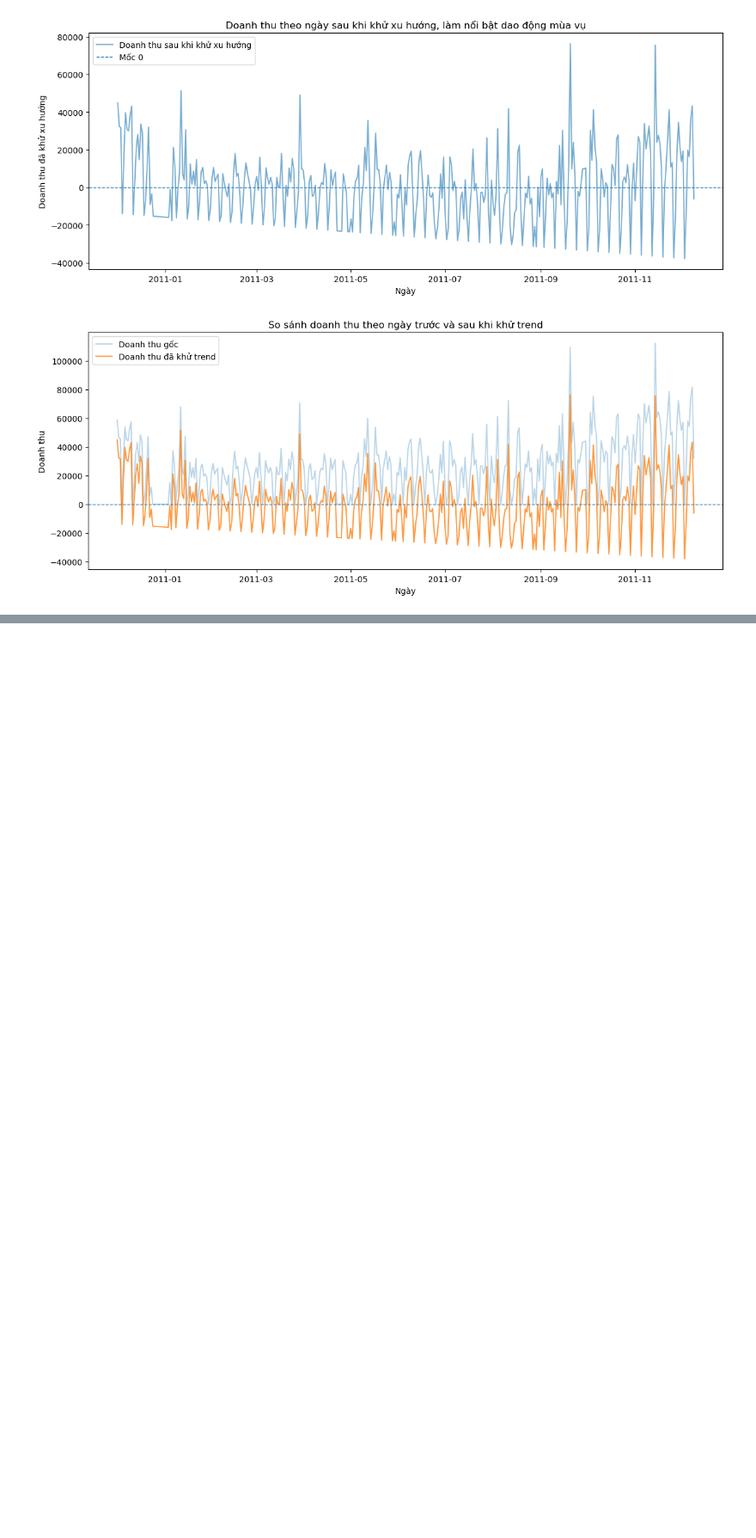
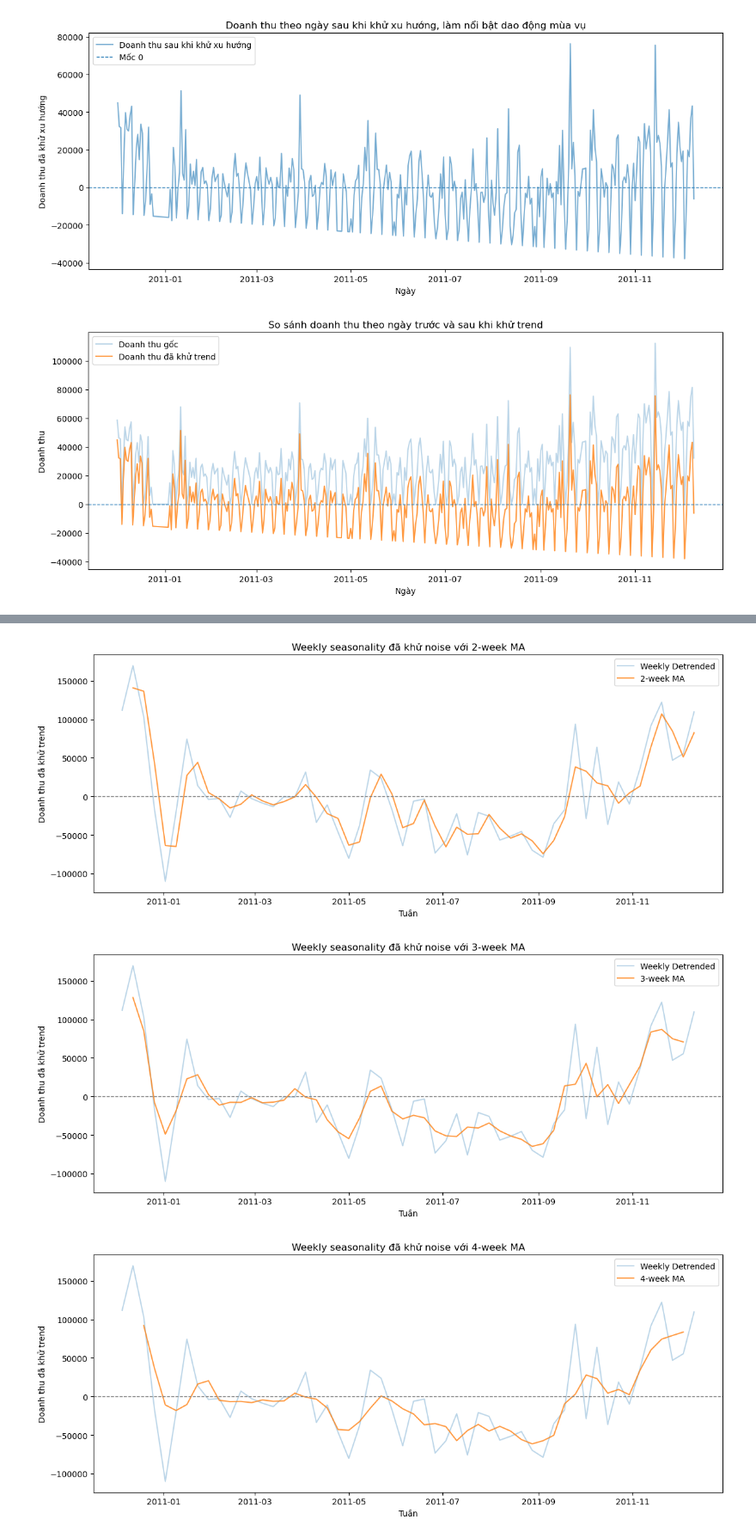
Before and after one commit to WindPham/24C12006_24C11060_DA_models, a Jupyter notebook: code/seasonality_analysis.ipynb, the cells around one changed output, grey strips where cells are left out. Shown at 86% size. Saved outputs shown, nothing was run; the diff lists cells and outputs as text; code cells hidden in the pictures; blank space fills up the shorter version.

```diff
--- a/code/seasonality_analysis.ipynb
+++ b/code/seasonality_analysis.ipynb
@@ -205,0 +229,28 @@ plt.show()
+# %%
+windows = [2, 3, 4, 5, 6, 7, 8, 9, 10, 11, 12]
+
+# Tạo moving averages cho từng window
+for w in windows:
+    weekly_df[f'ma{w}'] = weekly_df['rev_detrended'].rolling(window=w, center=True).mean()
+
+# Vẽ từng cặp
+for w in windows:
+    plt.figure(figsize=(12, 5))
+
+    # Dữ liệu gốc
+    sns.lineplot(data=weekly_df, x='d', y='rev_detrended', label='Weekly Detrended', alpha=0.3)
+
+    # MA tương ứng
+    sns.lineplot(data=weekly_df, x='d', y=f'ma{w}', label=f'{w}-week MA', alpha=0.8)
+
+    plt.axhline(0, linestyle='--', linewidth=1, color='grey')
+    plt.title(f"Weekly seasonality đã khử noise với {w}-week MA", fontsize=12)
+    plt.xlabel("Tuần")
+    plt.ylabel("Doanh thu đã khử trend")
+    plt.legend()
+    plt.tight_layout()
+    plt.show()
+# %% [output]
+[figure, added]
+[figure, added]
+[figure, added]
```
Also changed, not shown: parts of 11 cells of this notebook, 6 other files.
